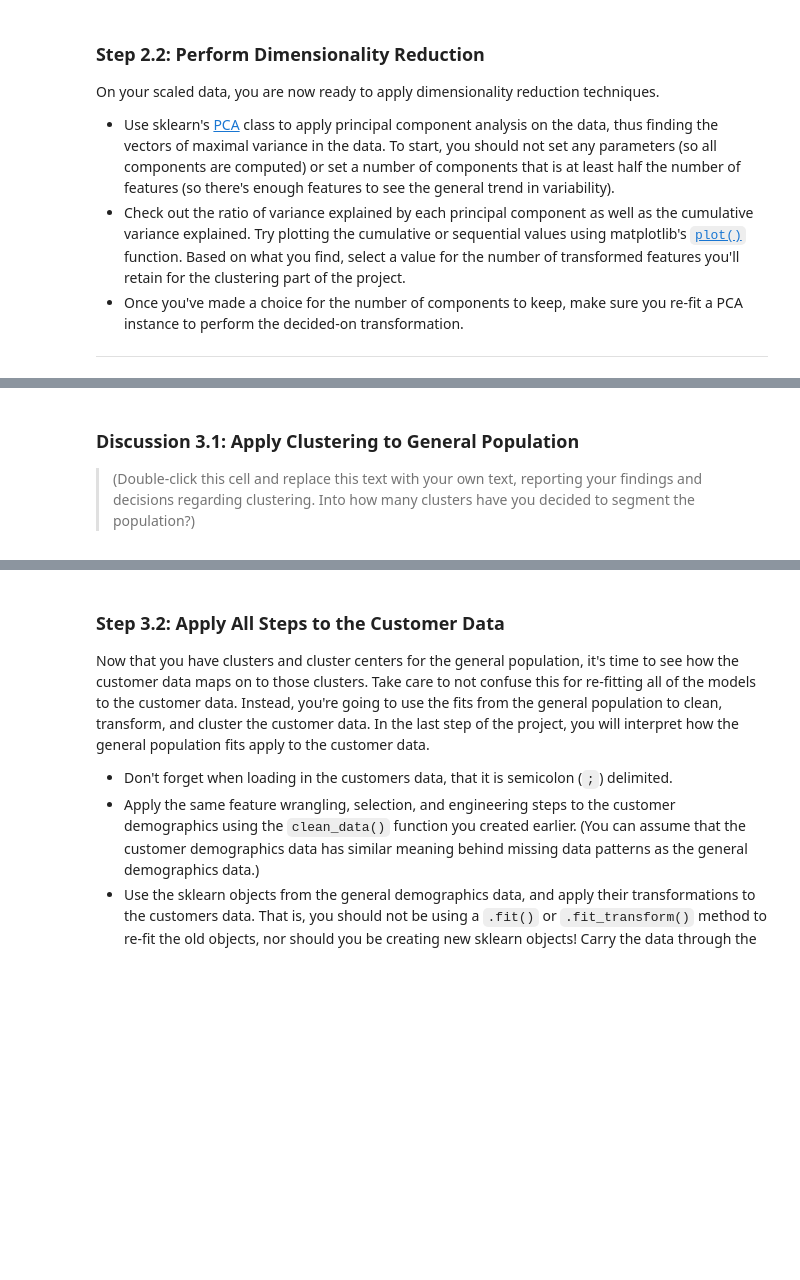
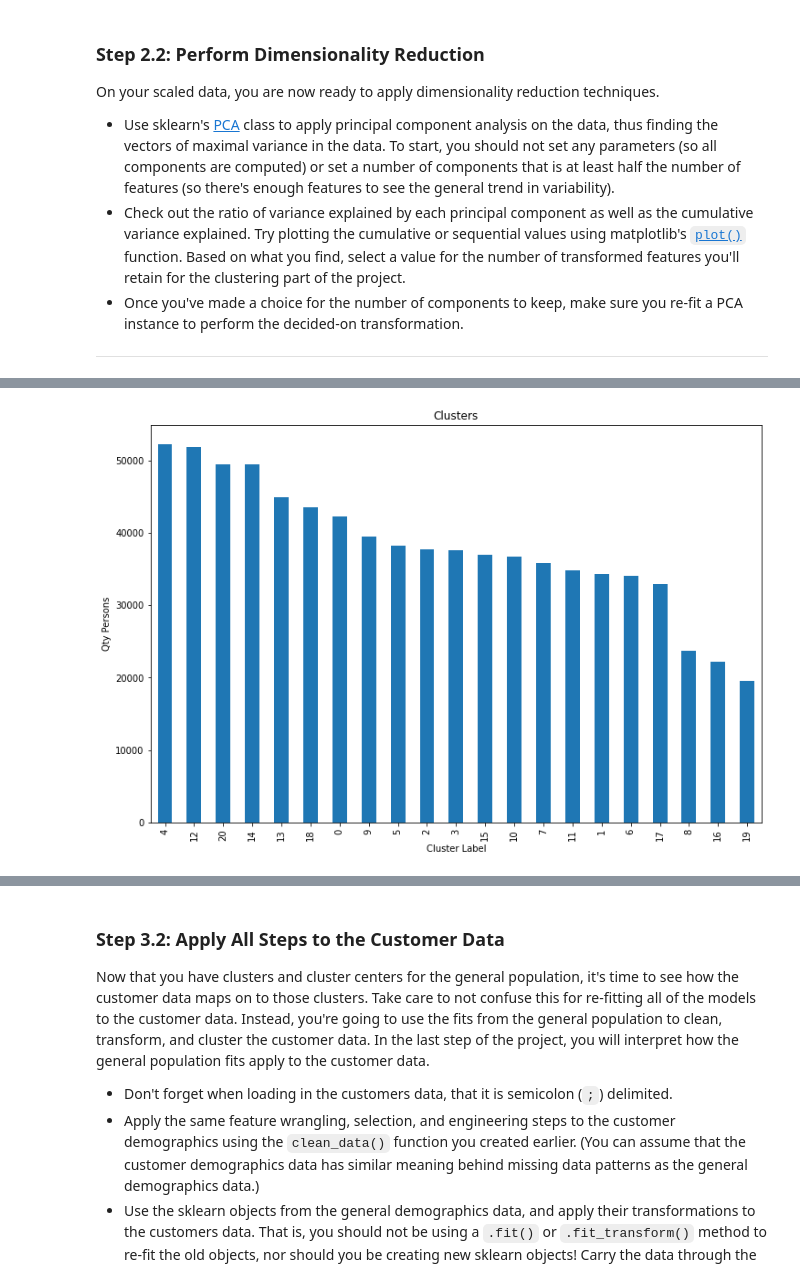
Before and after one commit to tobazan/tensorflow-ml-udacity, a Jupyter notebook: customer_segmentation/identify_segments.ipynb, the cells around one changed output, grey strips where cells are left out. Cells and saved outputs as stored; diff of their text form; code cells hidden in the pictures; blank space fills up the shorter version.

Commit message:
segmentation project ready

```diff
--- a/customer_segmentation/identify_segments.ipynb
+++ b/customer_segmentation/identify_segments.ipynb
@@ -686,7 +831,17 @@ ___
 # %%
 # Re-fit the k-means model with the selected number of clusters and obtain
 # cluster predictions for the general population demographics data.
+
+pca_df = mm_pca_20.fit_transform(mm_scaled_df)
+kmeans = KMeans(n_clusters=21, init='random').fit(pca_df)
+labels = kmeans.predict(pca_df)
-# %% [markdown]
-### Discussion 3.1: Apply Clustering to General Population
-
-> (Double-click this cell and replace this text with your own text, reporting your findings and decisions regarding clustering. Into how many clusters have you decided to segment the population?)
+# %%
+fig = plt.figure(figsize=(12, 8))
+l=pd.Series(labels).value_counts()
+l.plot.bar(x=l.values,y=l.index)
+plt.title('Clusters')
+plt.xlabel('Cluster Label')
+plt.ylabel('Qty Persons')
+plt.show()
+# %% [output]
+[figure, added]
```
Also changed, not shown: parts of 44 cells of this notebook.
